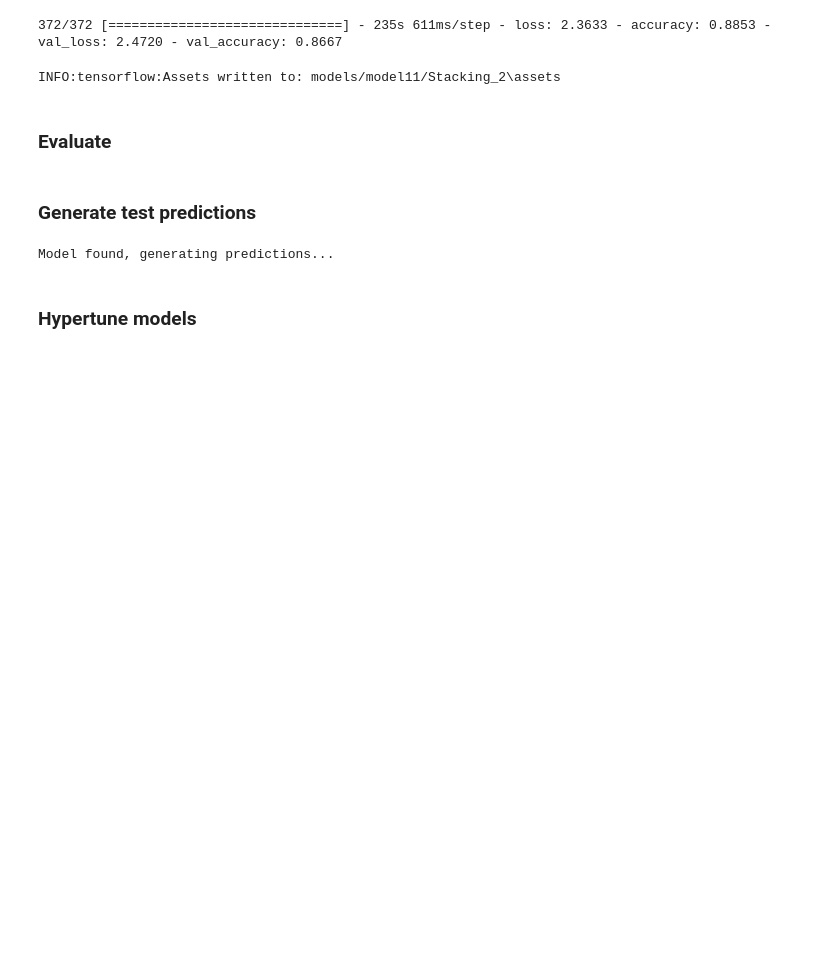
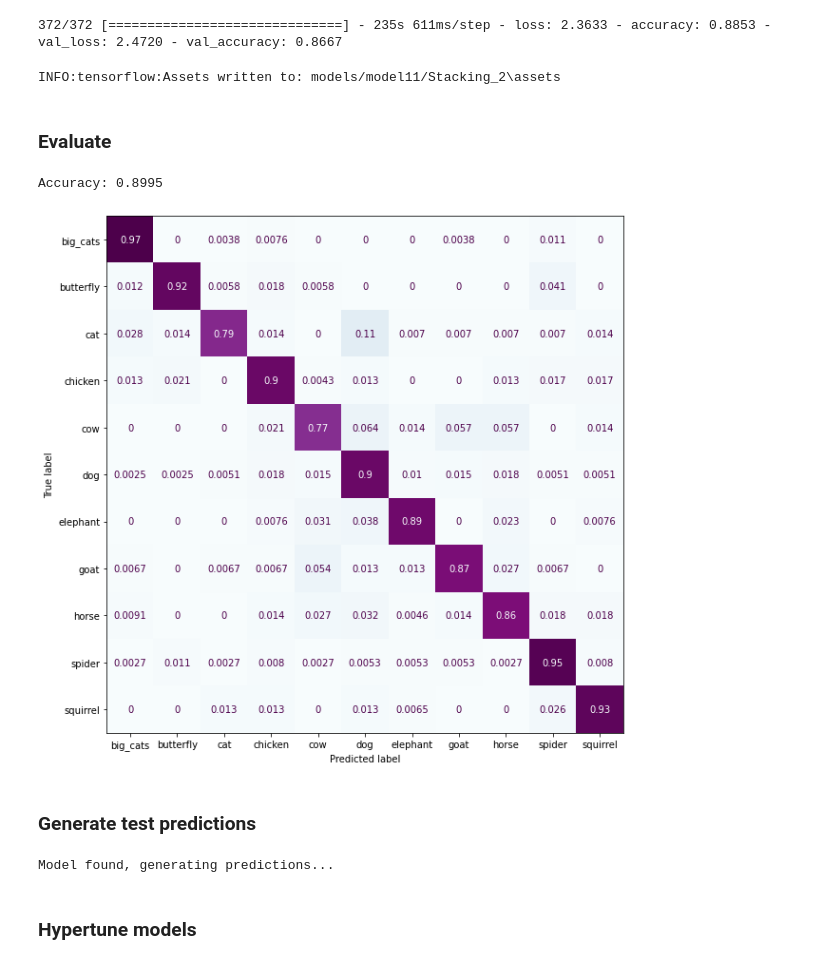
Before and after one commit to guillaume-jones/INF8245E, a Jupyter notebook: Kaggle/model_interface.ipynb, the cells around one changed output. Cells and saved outputs as stored; diff of their text form; code cells hidden in the pictures; blank space fills up the shorter version.

```diff
--- a/Kaggle/model_interface.ipynb
+++ b/Kaggle/model_interface.ipynb
@@ -71,11 +90,14 @@ INFO:tensorflow:Assets written to: models/model11/Stacking_2\assets
 ### Evaluate
 # %%
 model_name = ''
-model = keras.models.load_model(f'models/{model_number}/{model_name}')
-test_pred = np.argmax(model.predict(valid_dataset), axis=1)
+# model = keras.models.load_model(f'models/{model_number}/{model_name}')
+test_pred = np.argmax(model.predict(prediction_valid_set), axis=1)
 
 kaggle.print_accuracy(valid_labels, test_pred)
 kaggle.plot_confusion_matrix(valid_labels, test_pred)
+# %% [output]
+Accuracy: 0.8995
+[figure, added]
 # %% [markdown]
 ### Generate test predictions
 # %%
```
Also changed, not shown: parts of 10 cells of this notebook, 12 other files.
